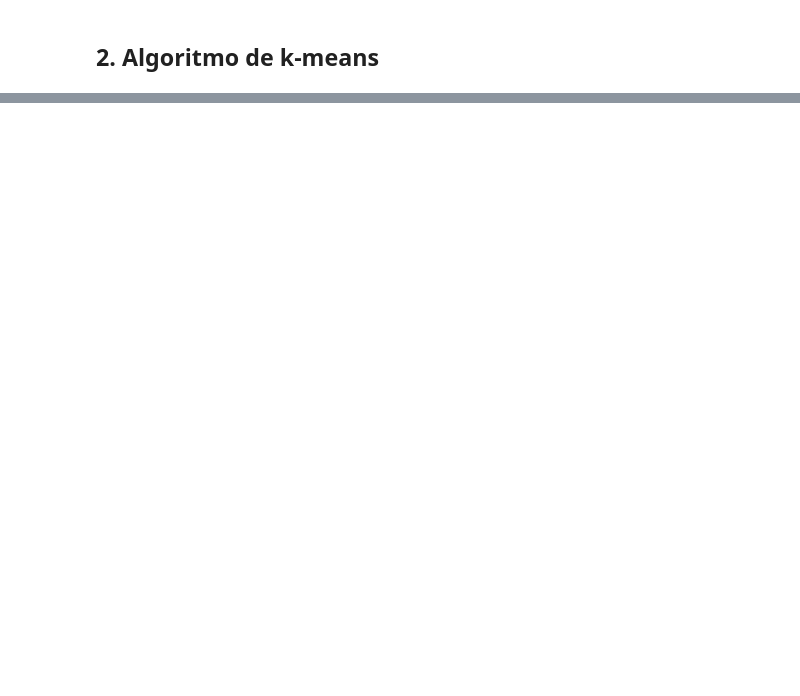
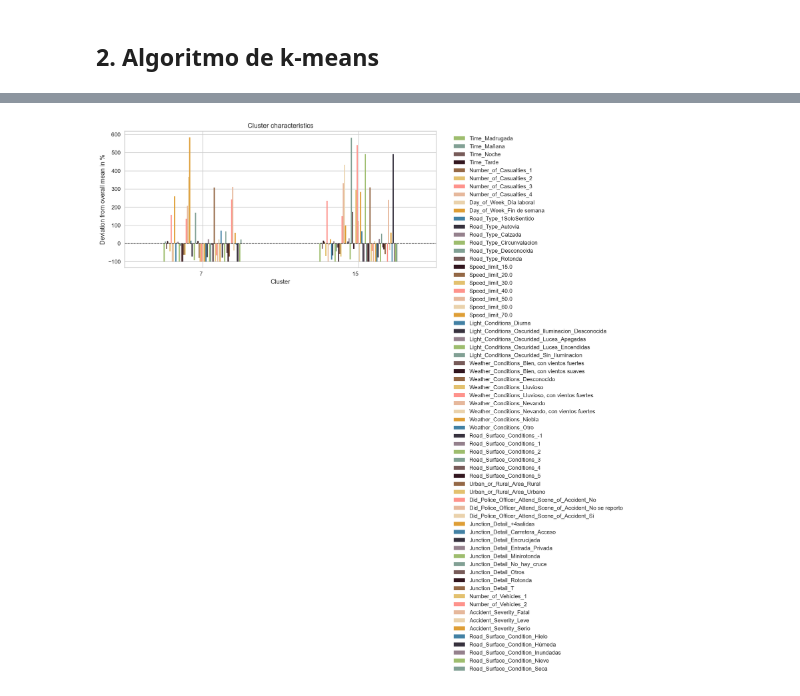
Before and after one commit to uniandes-data-wizards/laboratory-01, a Jupyter notebook: k_means.ipynb, the cells around one changed output, grey strips where cells are left out. Drawn from its saved outputs; the diff is of its cells as text; code cells hidden in the pictures; blank space fills up the shorter version.

```diff
--- a/k_means.ipynb
+++ b/k_means.ipynb
@@ -97,0 +156,28 @@ centroids
+# %%
+colors = ['#9EBD6E','#81a094','#775b59','#32161f', '#946846', '#E3C16F', '#fe938c', '#E6B89C','#EAD2AC',
+          '#DE9E36', '#4281A4','#37323E','#95818D'
+         ]
+
+X = df.copy()
+
+X_mean = pd.concat([pd.DataFrame(X.mean().drop('cluster'), columns=['mean']),
+                   X.groupby('cluster').mean().T], axis=1)
+
+X_dev_rel = X_mean.apply(lambda x: round((x-x['mean'])/x['mean'],2)*100, axis = 1)
+X_dev_rel.drop(columns=['mean'], inplace=True)
+
+fig = plt.figure(figsize=(10,5), dpi=200)
+X_dev_rel.T.loc[[7,15]].plot(kind='bar',
+                       ax=fig.add_subplot(),
+                       title="Cluster characteristics",
+                       color=colors,
+                       xlabel="Cluster",
+                       ylabel="Deviation from overall mean in %"
+                      )
+plt.axhline(y=0, linewidth=1, ls='--', color='black')
+plt.legend(bbox_to_anchor=(1.04,1))
+fig.autofmt_xdate(rotation=0)
+plt.tight_layout()
+plt.show()
+# %% [output]
+[figure, added]
```
Also changed, not shown: parts of 11 cells of this notebook.
